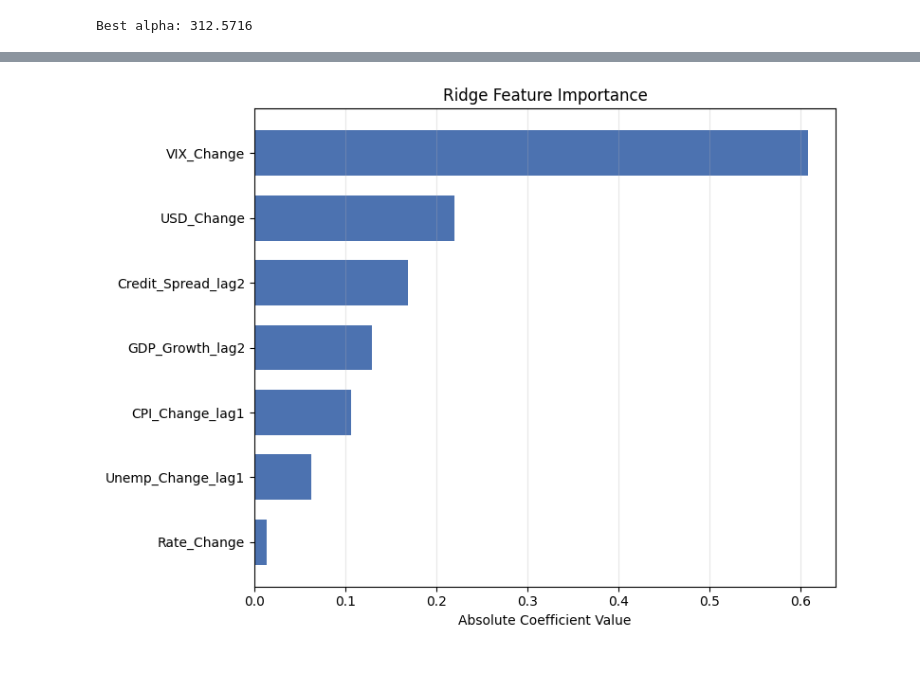
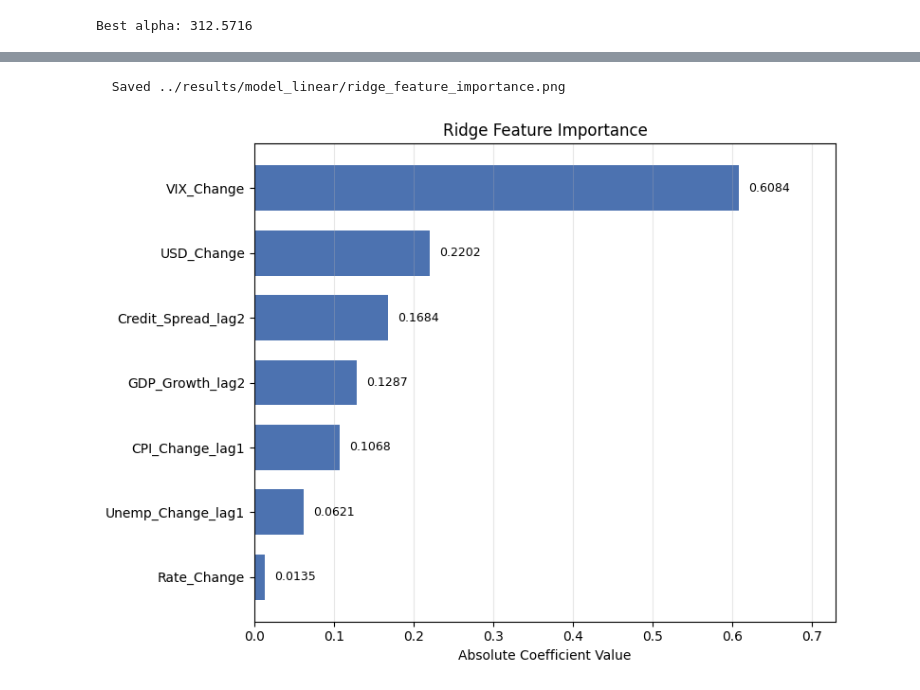
Before and after one commit to ashan-shashika/macroeconomic-impact-stock-ml, a Jupyter notebook: notebooks/04_linearRegeression.ipynb, the cells around one changed output, grey strips where cells are left out. Saved outputs shown, nothing was run; the diff lists cells and outputs as text; code cells hidden in the pictures.

Commit message:
save plots and model results

```diff
--- a/notebooks/04_linearRegeression.ipynb
+++ b/notebooks/04_linearRegeression.ipynb
@@ -15,6 +19,10 @@ sys.path.append(str(project_root))
 from src.data_preprocessing import data_split
 from utils.check_multicollinearity import check_multicollinearity
 from utils.evaluate_model import evaluate_model
+from utils.savePlots import save
+from src.r2_comparison_plot import r2_comparison_plot
+
+PLT_SAVE_DIR = "model_linear"
 # %%
 MACRO_COLS = ['CPI_Change', 'Rate_Change', 'GDP_Growth', 'Unemp_Change', 'USD_Change', 'VIX_Change', 'Credit_Spread']
 LAGGED_COLS =[
@@ -346,15 +440,27 @@ plt.show()
 # %%
 coef_df = pd.DataFrame({
     'Feature'    : FEATURE_COLS,
     'Coefficient': np.abs(model_4.coef_)
 }).sort_values('Coefficient', ascending=True)
 
-plt.figure(figsize=(8, 6))
-plt.barh(coef_df['Feature'], coef_df['Coefficient'],color='#4C72B0', height=0.7)
-plt.xlabel('Absolute Coefficient Value')
-plt.title('Ridge Feature Importance')
-plt.grid(True, alpha=0.3, axis='x')
+fig, ax = plt.subplots(figsize=(8, 6))
+bars = ax.barh(coef_df['Feature'], coef_df['Coefficient'], color='#4C72B0', height=0.7)
+
+# Add value labels — place inside bar if label would overflow the frame
+max_val = coef_df['Coefficient'].max()
+for bar in bars:
+    width = bar.get_width()
+    ax.text(width + max_val * 0.02, bar.get_y() + bar.get_height() / 2,
+        f'{width:.4f}', va='center', ha='left', fontsize=9)
+
+
+ax.set_xlabel('Absolute Coefficient Value')
+ax.set_title('Ridge Feature Importance')
+ax.grid(True, alpha=0.3, axis='x')
+ax.margins(x=0.20)
 plt.tight_layout()
+save("ridge_feature_importance", PLT_SAVE_DIR)
 plt.show()
 # %% [output]
+  Saved ../results/model_linear/ridge_feature_importance.png
-[figure, old version]
+[figure, new version]
```
Also changed, not shown: parts of 29 cells of this notebook, 15 other files.
